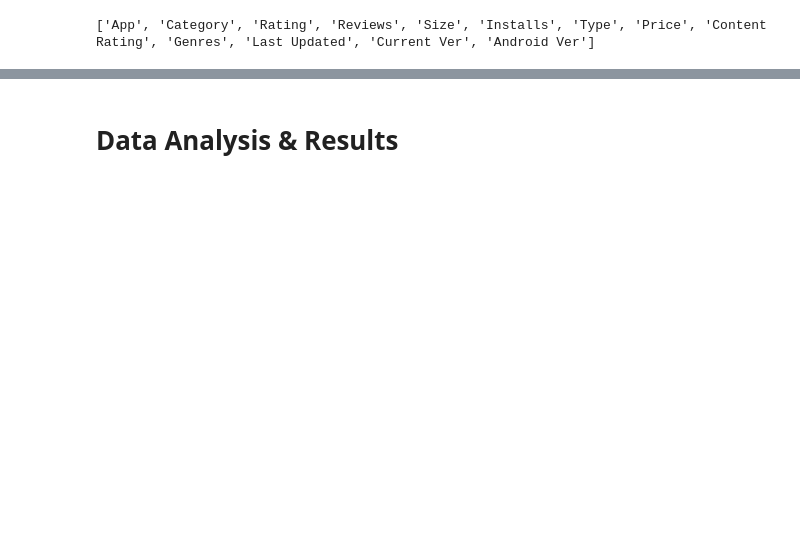
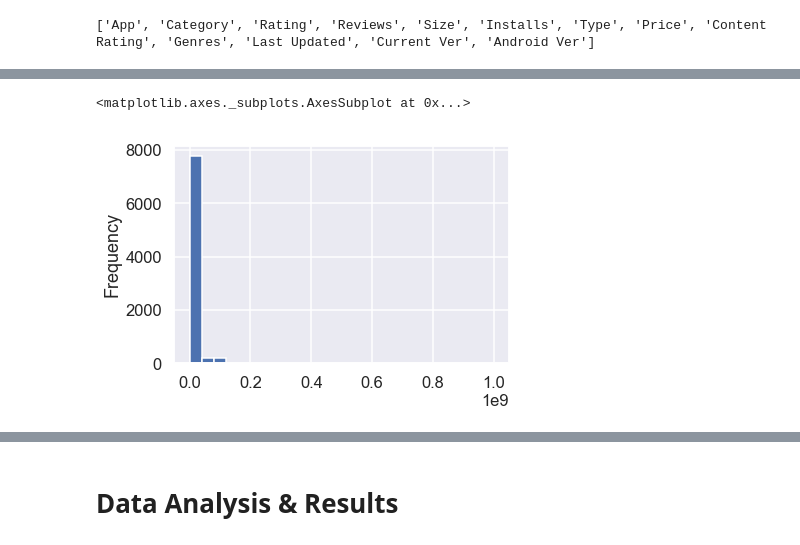
Before and after one commit to Titan-Ngo/COGS108_Repo, a Jupyter notebook: FinalProject.ipynb, the cells around one changed output, grey strips where cells are left out. Drawn from its saved outputs; the diff is of its cells as text; code cells hidden in the pictures; blank space fills up the shorter version.

```diff
--- a/FinalProject.ipynb
+++ b/FinalProject.ipynb
@@ -195,0 +241,39 @@ df
+# %%
+import string
+alphabet = list(string.ascii_lowercase)
+
+for k in alphabet:
+    q1 = []
+    for i in df['App']:
+        if k in i:
+            q1.append(1)
+        else:
+            q1.append(0)
+    df[k] = q1
+
+alphabet1 = []
+for i in alphabet:
+    for k in alphabet:
+        alphabet1.append(i + k)
+
+for k in alphabet1:
+    q2 = []
+    for i in df['App']:
+        if k in i:
+            q2.append(1)
+        else:
+            q2.append(0)
+    df[k] = q2
+
+
+rem_list = []                           ##here 13 and 715 are indexes of first and last created columns
+for i in range(13,707):                 ##it is possible when you will try to execute code you will need to insert proper values
+    if sum(df[df.columns[i]]) < 0.025*df.shape[0] or sum(df[df.columns[i]]) > 0.975*df.shape[0]:
+        rem_list.append(i)
+
+
+s = 0
+for i in rem_list:
+    i = i - s
+    del df[df.columns[i]]
+    s += 1
@@ -195,0 +348,3 @@ df
+# %%
+# Drops invalid ratings (greater than 5)
+df = df[df.Rating <= 5]
@@ -195,0 +371,6 @@ df
+# %%
+# Plots 'Installs' to see its distribution
+df['Installs'].plot.hist(bins = 25)
+# %% [output]
+<matplotlib.axes._subplots.AxesSubplot at 0x...>
+[figure, added]
```
Also changed, not shown: parts of 60 cells of this notebook, 1 other file.
